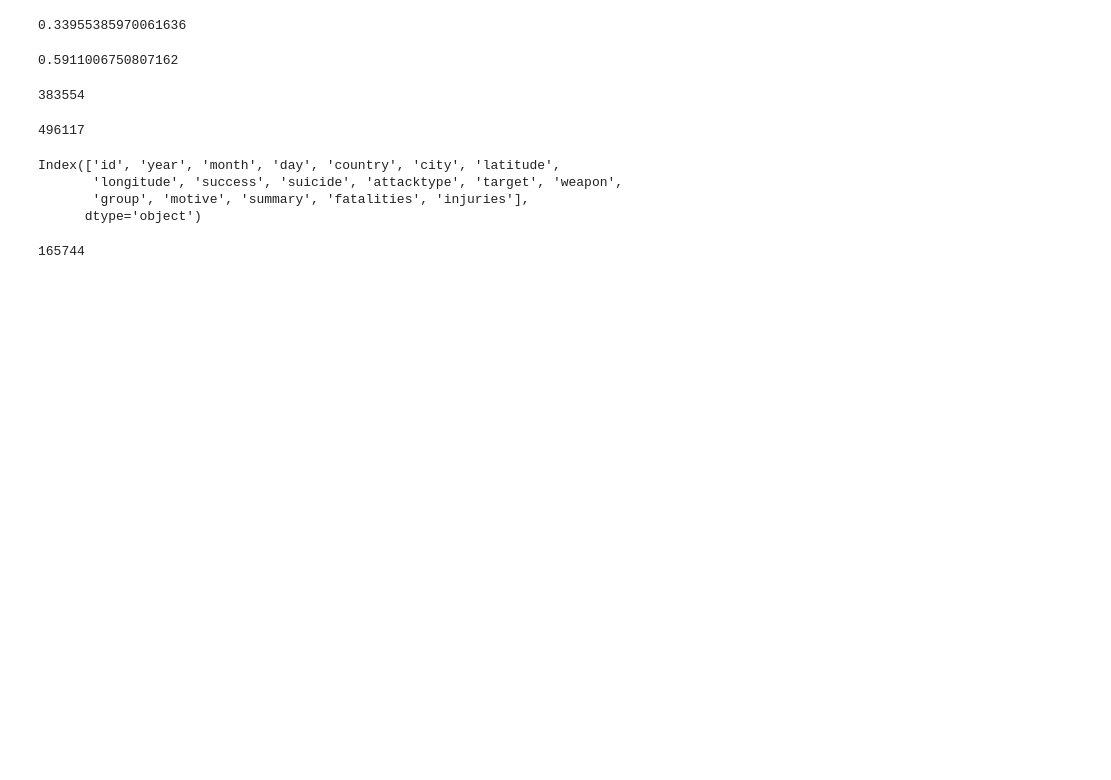
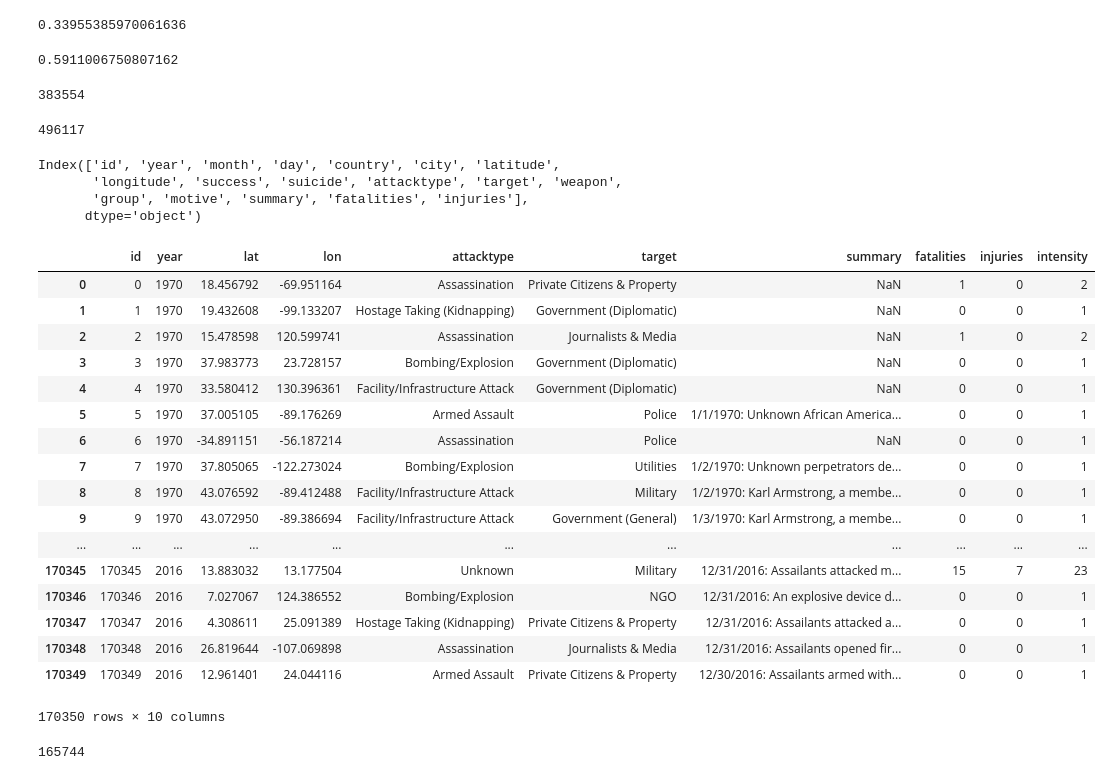
Before and after one commit to ZedYeung/track_terrorism, a Jupyter notebook: EDA.ipynb, the cells around one changed output. Saved outputs shown, nothing was run; the diff lists cells and outputs as text; code cells hidden in the pictures; blank space fills up the shorter version.

```diff
--- a/EDA.ipynb
+++ b/EDA.ipynb
@@ -90,4 +91,29 @@ dfs_map = dfs[['id', 'year', 'month', 'day', 'country', 'latitude', 'longitude',
                'attacktype', 'target', 'summary', 'fatalities', 'injuries']]
-# %%
-dfs_map = dfs_map[dfs_map["latitude"].notnull() & dfs_map["longitude"].notnull()]
+# %%
+dfs_map = dfs_map.rename(columns={'latitude': 'lat', 'longitude': 'lon', 'attachtype': 'attack'})
+# %%
+dfs_map['intensity'] = dfs_map['fatalities'] + dfs_map['injuries'] + 1
+# %%
+dfs_map['id'] = dfs_map.index
+# %%
+dfs_map
+# %% [output]
+|  | id | year | lat | lon | attacktype | target | summary | fatalities | injuries | intensity |
+| 0 | 0 | 1970 | 18.456792 | -69.951164 | Assassination | Private Citizens & Property | NaN | 1 | 0 | 2 |
+| 1 | 1 | 1970 | 19.432608 | -99.133207 | Hostage Taking (Kidnapping) | Government (Diplomatic) | NaN | 0 | 0 | 1 |
+| 2 | 2 | 1970 | 15.478598 | 120.599741 | Assassination | Journalists & Media | NaN | 1 | 0 | 2 |
+| 3 | 3 | 1970 | 37.983773 | 23.728157 | Bombing/Explosion | Government (Diplomatic) | NaN | 0 | 0 | 1 |
+| 4 | 4 | 1970 | 33.580412 | 130.396361 | Facility/Infrastructure Attack | Government (Diplomatic) | NaN | 0 | 0 | 1 |
+| 5 | 5 | 1970 | 37.005105 | -89.176269 | Armed Assault | Police | 1/1/1970: Unknown African America... | 0 | 0 | 1 |
+| 6 | 6 | 1970 | -34.891151 | -56.187214 | Assassination | Police | NaN | 0 | 0 | 1 |
+| 7 | 7 | 1970 | 37.805065 | -122.273024 | Bombing/Explosion | Utilities | 1/2/1970: Unknown perpetrators de... | 0 | 0 | 1 |
+| 8 | 8 | 1970 | 43.076592 | -89.412488 | Facility/Infrastructure Attack | Military | 1/2/1970: Karl Armstrong, a membe... | 0 | 0 | 1 |
+| 9 | 9 | 1970 | 43.072950 | -89.386694 | Facility/Infrastructure Attack | Government (General) | 1/3/1970: Karl Armstrong, a membe... | 0 | 0 | 1 |
+| ... | ... | ... | ... | ... | ... | ... | ... | ... | ... | ... |
+| 170345 | 170345 | 2016 | 13.883032 | 13.177504 | Unknown | Military | 12/31/2016: Assailants attacked m... | 15 | 7 | 23 |
+| 170346 | 170346 | 2016 | 7.027067 | 124.386552 | Bombing/Explosion | NGO | 12/31/2016: An explosive device d... | 0 | 0 | 1 |
+| 170347 | 170347 | 2016 | 4.308611 | 25.091389 | Hostage Taking (Kidnapping) | Private Citizens & Property | 12/31/2016: Assailants attacked a... | 0 | 0 | 1 |
+| 170348 | 170348 | 2016 | 26.819644 | -107.069898 | Assassination | Journalists & Media | 12/31/2016: Assailants opened fir... | 0 | 0 | 1 |
+| 170349 | 170349 | 2016 | 12.961401 | 24.044116 | Armed Assault | Private Citizens & Property | 12/30/2016: Assailants armed with... | 0 | 0 | 1 |
+170350 rows × 10 columns
 # %%
```
Also changed, not shown: parts of 7 cells of this notebook, 5 other files.
